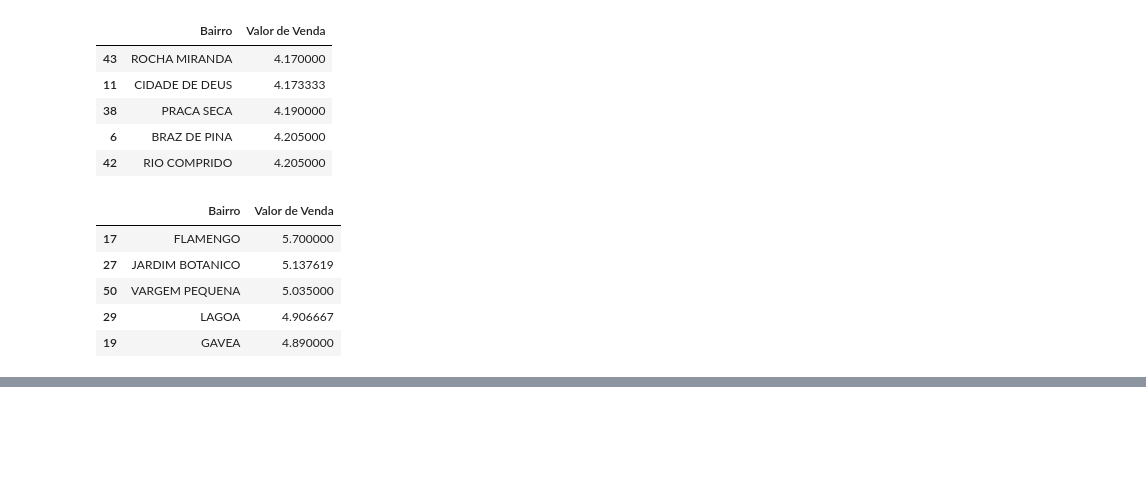
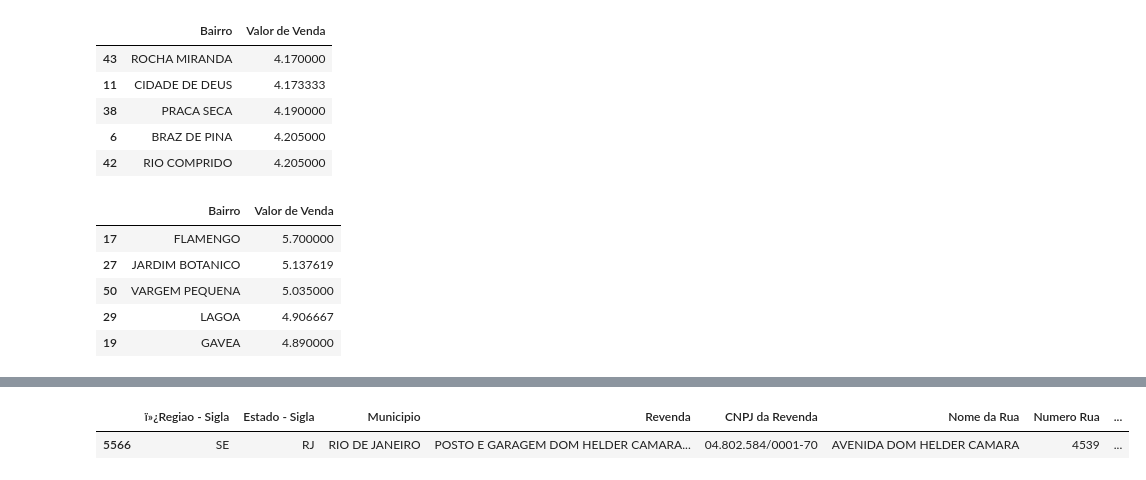
Before and after one commit to pjunior77/Repo_Senac_BigData, a Jupyter notebook: Aula08_EstudoValoresCombustiveis.ipynb, the cells around one changed output, grey strips where cells are left out. Cells and saved outputs as stored; diff of their text form; code cells hidden in the pictures; blank space fills up the shorter version.

```diff
--- a/Aula08_EstudoValoresCombustiveis.ipynb
+++ b/Aula08_EstudoValoresCombustiveis.ipynb
@@ -69,0 +104,7 @@ df_RioDeJaneiro_Gasolina.head()
+# %%
+#Monta o DataFrame de DIESEL
+df_RioDeJaneiro_Diesel = df_RioDeJaneiro.loc[df['Produto'] == 'DIESEL']
+df_RioDeJaneiro_Diesel.head(1)
+# %% [output]
+|  | ï»¿Regiao - Sigla | Estado - Sigla | Municipio | Revenda | CNPJ da Revenda | Nome da Rua | Numero Rua | ... |
+| 5566 | SE | RJ | RIO DE JANEIRO | POSTO E GARAGEM DOM HELDER CAMARA... | 04.802.584/0001-70 | AVENIDA DOM HELDER CAMARA | 4539 | ... |
```
Also changed, not shown: parts of 10 cells of this notebook.
